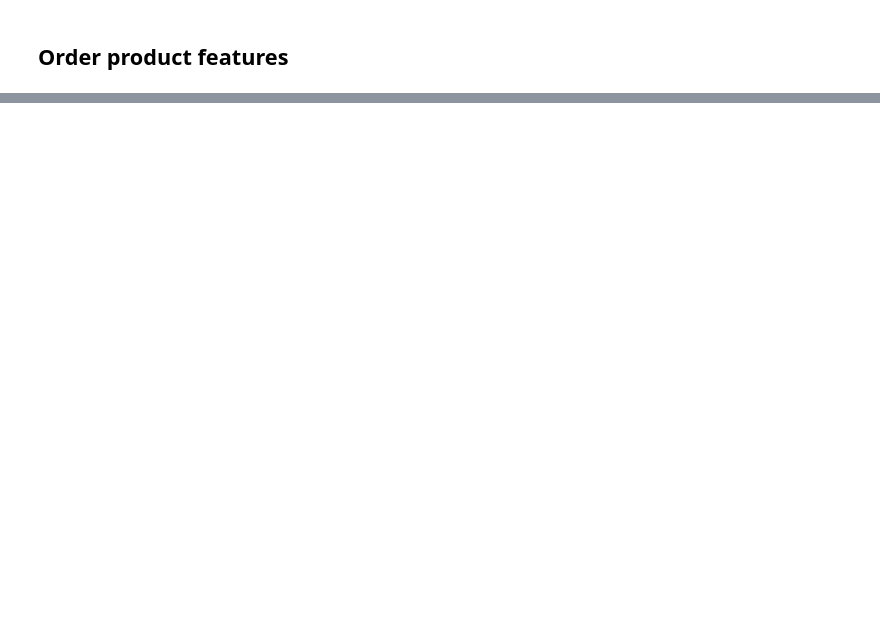
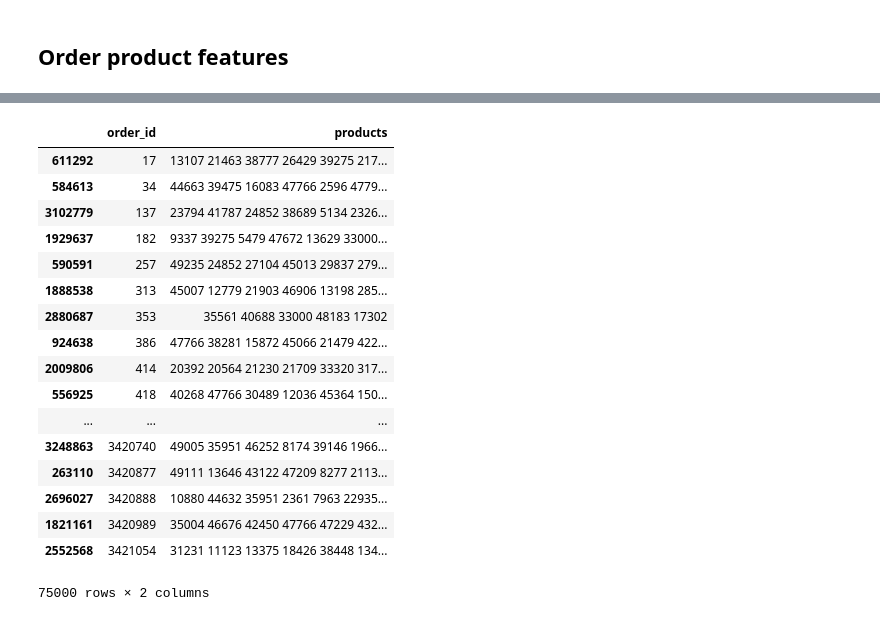
Before and after one commit to tcnguyen/instacart-kaggle, a Jupyter notebook: code/Starter 038.ipynb, the cells around one changed output, grey strips where cells are left out. Drawn from its saved outputs; the diff is of its cells as text; code cells hidden in the pictures; blank space fills up the shorter version.

```diff
--- a/code/Starter 038.ipynb
+++ b/code/Starter 038.ipynb
@@ -117,0 +214,7 @@ up_info.memory_usage().sum()/1000000
+# %%
+prediction = pd.DataFrame()
+prediction[['user_id', 'product_id']] = test_data[['user_id', 'product_id']]
+prediction['proba'] = preds
+prediction.sort_values(by=['user_id', 'proba'], ascending=[True, False], inplace=True)
+# %%
+prediction = pd.merge(prediction, test_orders[['order_id', 'user_id']], on="user_id", how='left')
@@ -117,0 +223,11 @@ up_info.memory_usage().sum()/1000000
+# %%
+products = []
+count = 0
+for _,row in test_orders[['user_id', 'order_id']].iterrows():
+    count += 1
+    if (count)%10000 == 0:
+        print(count)
+
+    user_id, order_id = row['user_id'], row['order_id']
+    n = int(user_basket_avg.ix[user_id].basket_size_avg)+1
+    products.append(list(prediction[prediction.user_id == user_id].product_id[:n]))
@@ -117,0 +242,28 @@ up_info.memory_usage().sum()/1000000
+# %%
+# create submission
+submission = pd.DataFrame()
+submission['order_id'] = test_orders['order_id']
+submission['products'] = [' '.join([str(x) for x in p]) for p in products]
+submission.sort_values(by='order_id', inplace = True)
+submission.to_csv(FEATURES_PATH + 'submission.csv', index=False)
+# %%
+submission
+# %% [output]
+|  | order_id | products |
+| 611292 | 17 | 13107 21463 38777 26429 39275 217... |
+| 584613 | 34 | 44663 39475 16083 47766 2596 4779... |
+| 3102779 | 137 | 23794 41787 24852 38689 5134 2326... |
+| 1929637 | 182 | 9337 39275 5479 47672 13629 33000... |
+| 590591 | 257 | 49235 24852 27104 45013 29837 279... |
+| 1888538 | 313 | 45007 12779 21903 46906 13198 285... |
+| 2880687 | 353 | 35561 40688 33000 48183 17302 |
+| 924638 | 386 | 47766 38281 15872 45066 21479 422... |
+| 2009806 | 414 | 20392 20564 21230 21709 33320 317... |
+| 556925 | 418 | 40268 47766 30489 12036 45364 150... |
+| ... | ... | ... |
+| 3248863 | 3420740 | 49005 35951 46252 8174 39146 1966... |
+| 263110 | 3420877 | 49111 13646 43122 47209 8277 2113... |
+| 2696027 | 3420888 | 10880 44632 35951 2361 7963 22935... |
+| 1821161 | 3420989 | 35004 46676 42450 47766 47229 432... |
+| 2552568 | 3421054 | 31231 11123 13375 18426 38448 134... |
+75000 rows × 2 columns
```
Also changed, not shown: parts of 34 cells of this notebook.
